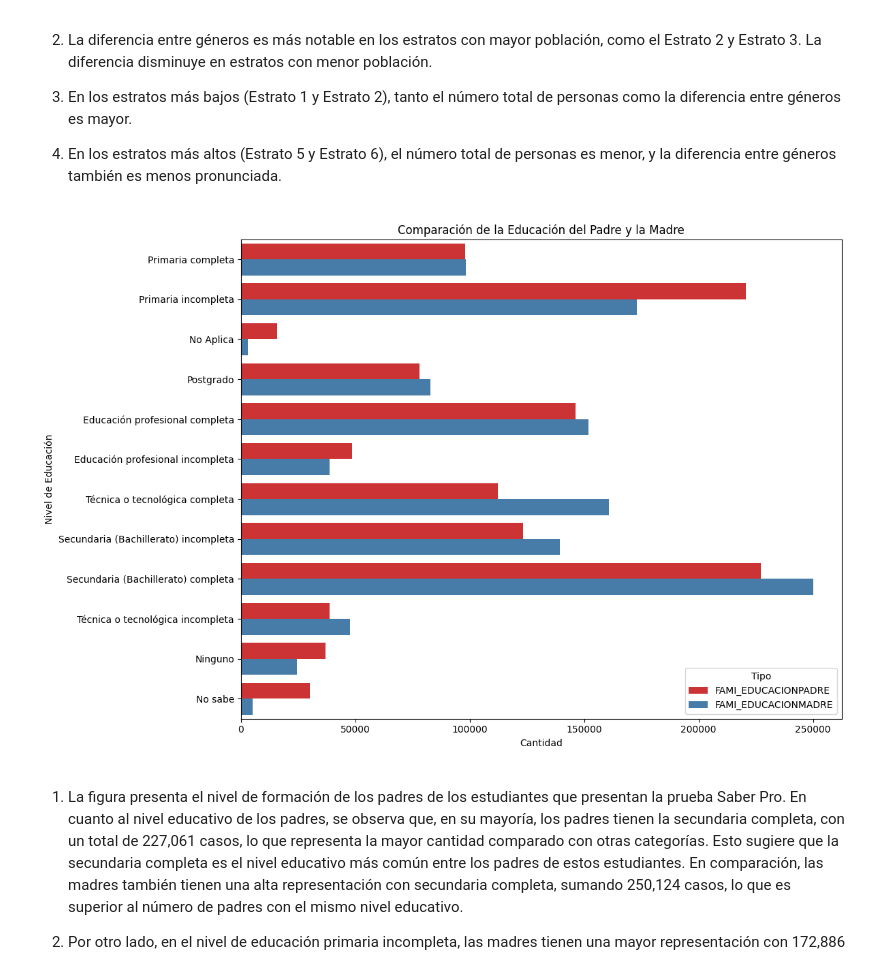
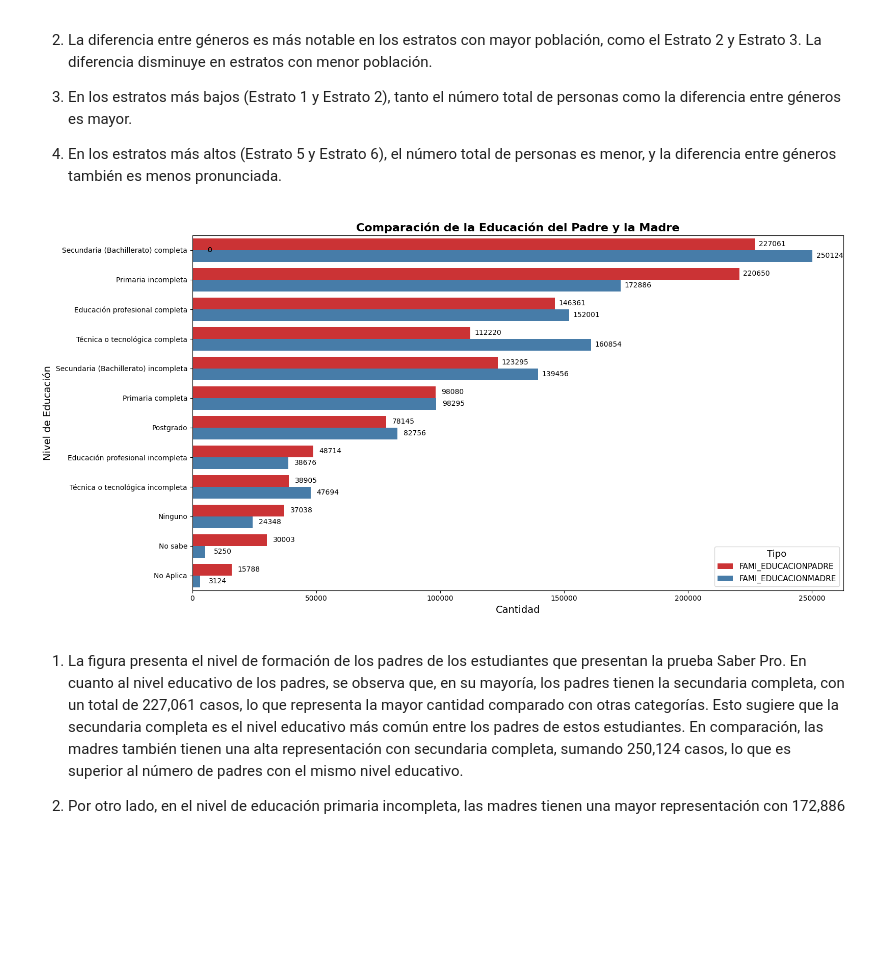
Before and after one commit to andresolanob/actividadesbootcampds, a Jupyter notebook: Entrega_actividad_2.ipynb, the cells around one changed output. Drawn from its saved outputs; the diff is of its cells as text; code cells hidden in the pictures; blank space fills up the shorter version.

```diff
--- a/Entrega_actividad_2.ipynb
+++ b/Entrega_actividad_2.ipynb
@@ -23,6 +25,9 @@ file_name
 # %% [markdown]
 # 1. Data Extraction
 # %%
-df=pd.read_csv(path+ '\\' +file_name,sep=",",encoding='utf-8')
+full_path = os.path.join(path,file_name)
+print(full_path)
+#df=pd.read_csv(path+ '\\' +file_name,sep=",",encoding='utf-8')
+df=pd.read_csv(full_path,sep=",",encoding='utf-8', low_memory=True)
 df
 # %% [output]
@@ -207,25 +208,33 @@ plt.show()
 # %%
 df_comparacion = pd.melt(df[['FAMI_EDUCACIONPADRE', 'FAMI_EDUCACIONMADRE']],
                          value_vars=['FAMI_EDUCACIONPADRE', 'FAMI_EDUCACIONMADRE'],
                          var_name='Tipo',
                          value_name='Educacion')
 
-# Crear la figura
-plt.figure(figsize=(12, 8))
 
-# Gráfico de barras agrupadas
-sns.countplot(data=df_comparacion, y='Educacion', hue='Tipo', palette='Set1')
+plt.figure(figsize=(16, 8))
+sns.countplot(data=df_comparacion, y='Educacion', hue='Tipo', palette='Set1', order=df_comparacion['Educacion'].value_counts().index)
 
-# Configurar el título y las etiquetas
-plt.title('Comparación de la Educación del Padre y la Madre')
-plt.xlabel('Cantidad')
-plt.ylabel('Nivel de Educación')
+# titulo y labels
+plt.title('Comparación de la Educación del Padre y la Madre', fontsize=16, weight='bold')
+plt.xlabel('Cantidad', fontsize=14)
+plt.ylabel('Nivel de Educación', fontsize=14)
 
-# Ajustar el diseño
+# Labels
+for p in plt.gca().patches:
+    width = p.get_width()
+    plt.text(width + 7000, p.get_y() + p.get_height() / 2, f'{int(width)}',
+             ha='center', va='center', fontsize=10, color='black')
+
+# Leyenda
+plt.legend(title='Tipo', title_fontsize='13', fontsize='11', loc='lower right')
+
+# Ajustar el layout
 plt.tight_layout()
+
 plt.show()
 # %% [output]
-[figure, old version]
+[figure, new version]
 # %% [markdown]
 1. La figura presenta el nivel de formación de los padres de los estudiantes que presentan la prueba Saber Pro. En cuanto al nivel educativo de los padres, se observa que, en su mayoría, los padres tienen la secundaria completa, con un total de 227,061 casos, lo que representa la mayor cantidad comparado con otras categorías. Esto sugiere que la secundaria completa es el nivel educativo más común entre los padres de estos estudiantes. En comparación, las madres también tienen una alta representación con secundaria completa, sumando 250,124 casos, lo que es superior al número de padres con el mismo nivel educativo.
 
```
Also changed, not shown: parts of 9 cells of this notebook.
